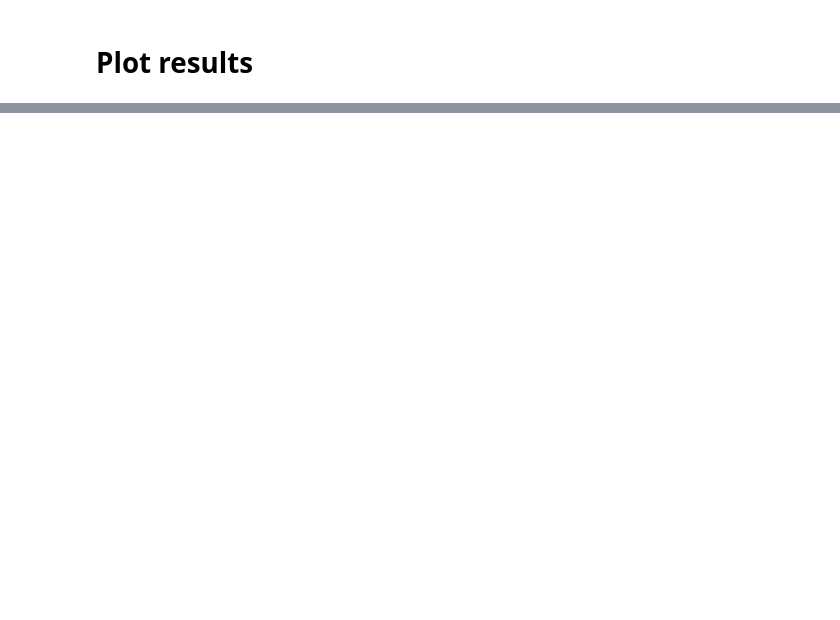
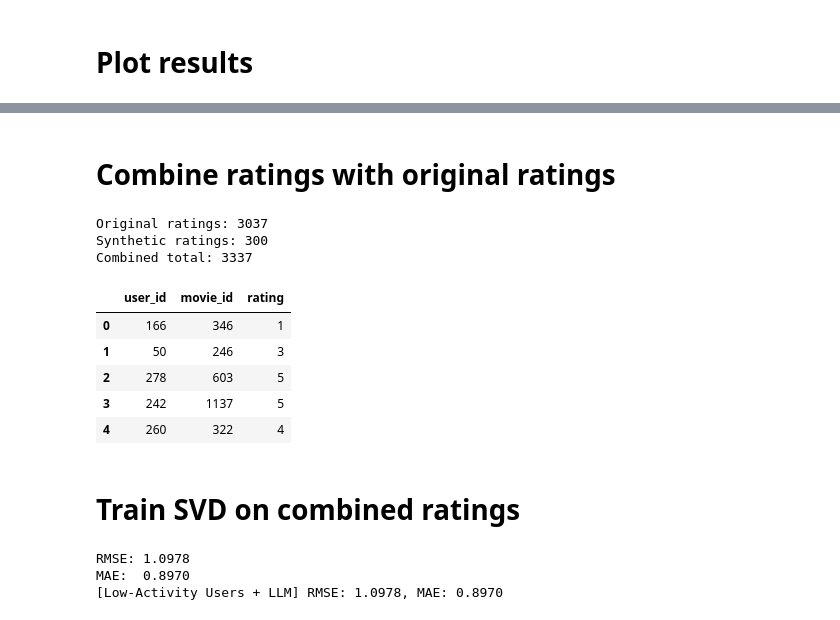
Before and after one commit to petrkoev17/web_science_dsait4055, a Jupyter notebook: rec_systems.ipynb, the cells around one changed output, grey strips where cells are left out. Cells and saved outputs as stored; diff of their text form; code cells hidden in the pictures; blank space fills up the shorter version.

```diff
--- a/rec_systems.ipynb
+++ b/rec_systems.ipynb
@@ -155,0 +338,51 @@ fig
+# %% [markdown]
+# Combine ratings with original ratings
+# %%
+ratings_df_clean = ratings_df.dropna(subset=['movie_id'])
+
+ratings_df_clean['movie_id'] = ratings_df_clean['movie_id'].astype(int)
+
+# Combine original + synthetic ratings
+combined_ratings = pd.concat([low_activity_users[['user_id', 'movie_id', 'rating']], ratings_df_clean], ignore_index=True)
+
+print(f"Original ratings: {len(low_activity_users)}")
+print(f"Synthetic ratings: {len(ratings_df_clean)}")
+print(f"Combined total: {len(combined_ratings)}")
+
+combined_ratings.head()
+# %% [output]
+Original ratings: 3037
+Synthetic ratings: 300
+Combined total: 3337
+|  | user_id | movie_id | rating |
+| 0 | 166 | 346 | 1 |
+| 1 | 50 | 246 | 3 |
+| 2 | 278 | 603 | 5 |
+| 3 | 242 | 1137 | 5 |
+| 4 | 260 | 322 | 4 |
+# %% [markdown]
+# Train SVD on combined ratings
+# %%
+reader = Reader(rating_scale=(1, 5))
+
+train_df_combined = combined_ratings[
+    ~combined_ratings.apply(lambda row: (row['user_id'], row['movie_id']) in test_pairs, axis=1)
+]
+
+data_combined = Dataset.load_from_df(train_df_combined[['user_id', 'movie_id', 'rating']], reader)
+trainset_combined = data_combined.build_full_trainset()
+
+algo_combined = SVD()
+algo_combined.fit(trainset_combined)
+
+# Evaluate on global testset
+predictions_combined = algo_combined.test(testset_global)
+
+rmse_combined = accuracy.rmse(predictions_combined)
+mae_combined = accuracy.mae(predictions_combined)
+
+print(f"[Low-Activity Users + LLM] RMSE: {rmse_combined:.4f}, MAE: {mae_combined:.4f}")
+# %% [output]
+RMSE: 1.0978
+MAE:  0.8970
+[Low-Activity Users + LLM] RMSE: 1.0978, MAE: 0.8970
```
Also changed, not shown: parts of 19 cells of this notebook.
